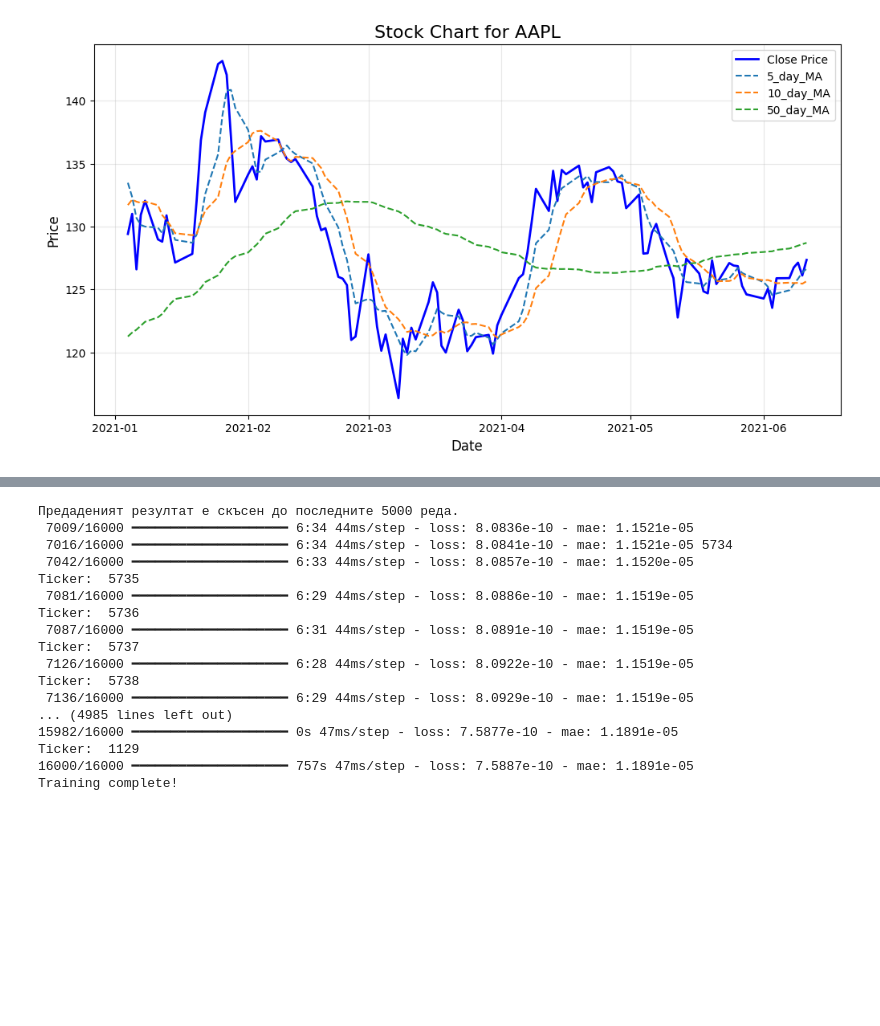
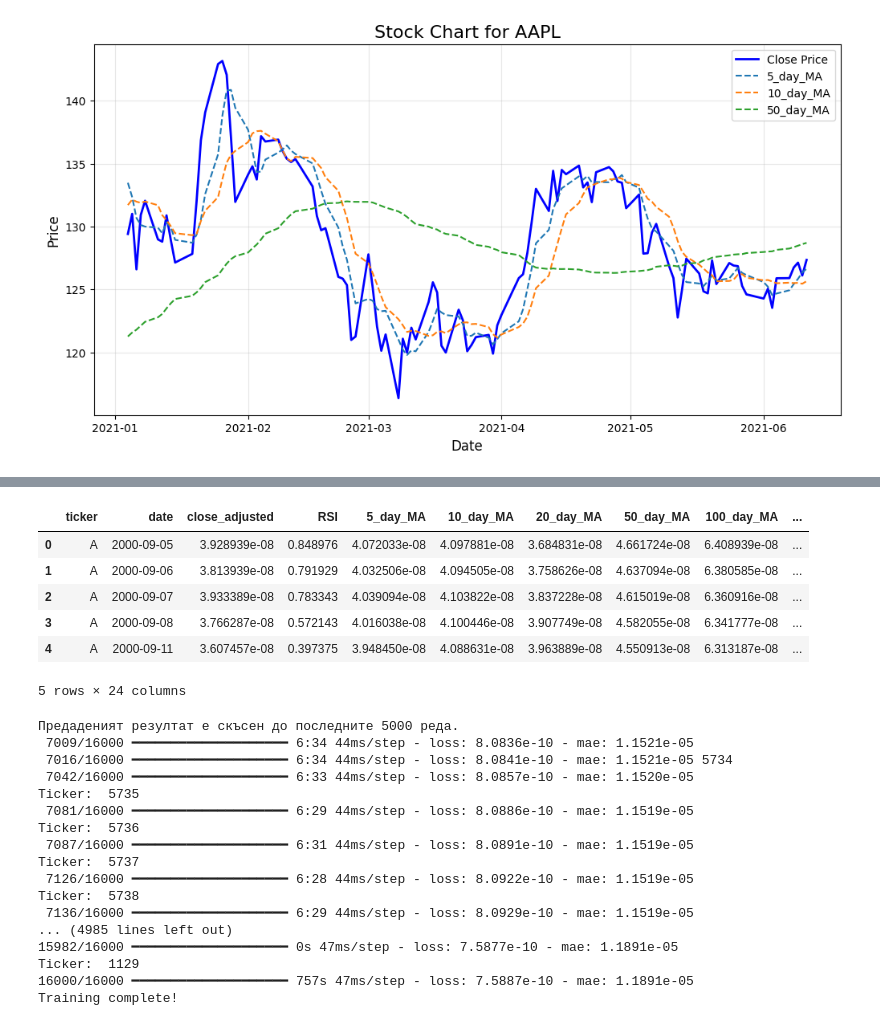
Before and after one commit to thunder913/Deep-Learning, a Jupyter notebook: stocks_deep_learning.ipynb, the cells around one changed output, grey strips where cells are left out. Saved outputs shown, nothing was run; the diff lists cells and outputs as text; code cells hidden in the pictures; blank space fills up the shorter version.

```diff
--- a/stocks_deep_learning.ipynb
+++ b/stocks_deep_learning.ipynb
@@ -31,4 +30,4 @@ path = kagglehub.dataset_download("tsaustin/us-historical-stock-prices-with-earn
 
 stock_prices_path = f"{path}/stocks_latest/stock_prices_latest.csv"
 
-stock_data_path = f"./{google_drive_path}/stock_data_processed.pkl"
+stock_data_path = f"./{google_drive_path}/stock_data_processed_with_prev_days_data.pkl"
@@ -95,8 +91,8 @@ def process_ticker_data(df):
 
     print('Calculated price days ago')
     # Add columns for prices X days ago
-    #for days in [1,2,3,4,5, 10, 15, 30, 60, 90]:
-    #    df[f'price_{days}_days_ago'] = df.groupby('ticker')['close'].shift(days)
+    for days in [1,2,3,4,5, 10, 15, 30, 60, 90]:
+        df[f'price_{days}_days_ago'] = df.groupby('ticker')['close_adjusted'].shift(days)
 
     df = df.groupby('ticker', group_keys=False).apply(get_peak_price_and_days_ago)
 
@@ -202,7 +211,11 @@ Index(['ticker', 'date', 'close_adjusted', 'RSI', '5_day_MA', '10_day_MA',
 numerical_columns = [
     'close_adjusted', 'RSI', '5_day_MA', '10_day_MA',
     '20_day_MA', '50_day_MA', '100_day_MA', '200_day_MA',
-    'MACD', 'Signal_Line', 'day_of_week'
+    'MACD', 'Signal_Line', 'day_of_week',
+    'price_1_days_ago', 'price_2_days_ago',
+    'price_3_days_ago', 'price_4_days_ago', 'price_5_days_ago',
+    'price_10_days_ago', 'price_15_days_ago', 'price_30_days_ago',
+    'price_60_days_ago', 'price_90_days_ago'
 ]
 
 scaler = MinMaxScaler()
@@ -443,3 +469,13 @@ plt.show()
+# %%
+stock_data_tidy.head()
+# %% [output]
+|  | ticker | date | close_adjusted | RSI | 5_day_MA | 10_day_MA | 20_day_MA | 50_day_MA | 100_day_MA | ... |
+| 0 | A | 2000-09-05 | 3.928939e-08 | 0.848976 | 4.072033e-08 | 4.097881e-08 | 3.684831e-08 | 4.661724e-08 | 6.408939e-08 | ... |
+| 1 | A | 2000-09-06 | 3.813939e-08 | 0.791929 | 4.032506e-08 | 4.094505e-08 | 3.758626e-08 | 4.637094e-08 | 6.380585e-08 | ... |
+| 2 | A | 2000-09-07 | 3.933389e-08 | 0.783343 | 4.039094e-08 | 4.103822e-08 | 3.837228e-08 | 4.615019e-08 | 6.360916e-08 | ... |
+| 3 | A | 2000-09-08 | 3.766287e-08 | 0.572143 | 4.016038e-08 | 4.100446e-08 | 3.907749e-08 | 4.582055e-08 | 6.341777e-08 | ... |
+| 4 | A | 2000-09-11 | 3.607457e-08 | 0.397375 | 3.948450e-08 | 4.088631e-08 | 3.963889e-08 | 4.550913e-08 | 6.313187e-08 | ... |
+5 rows × 24 columns
 # %%
 plot_stock_chart(tst_data, ticker='TSLA')
 # %%
```
Also changed, not shown: parts of 15 cells of this notebook.
